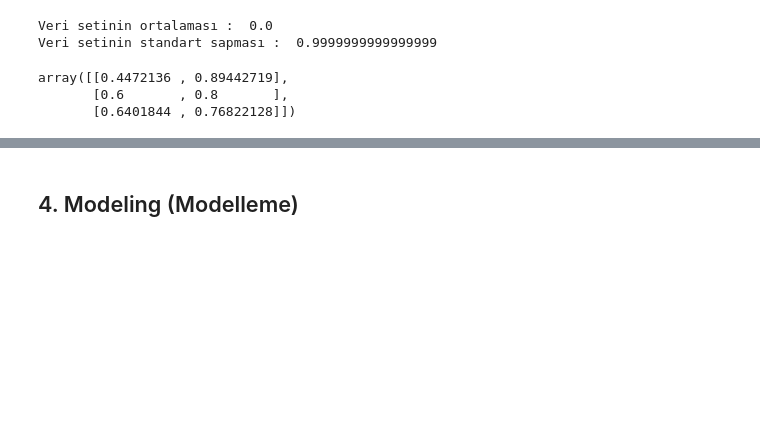
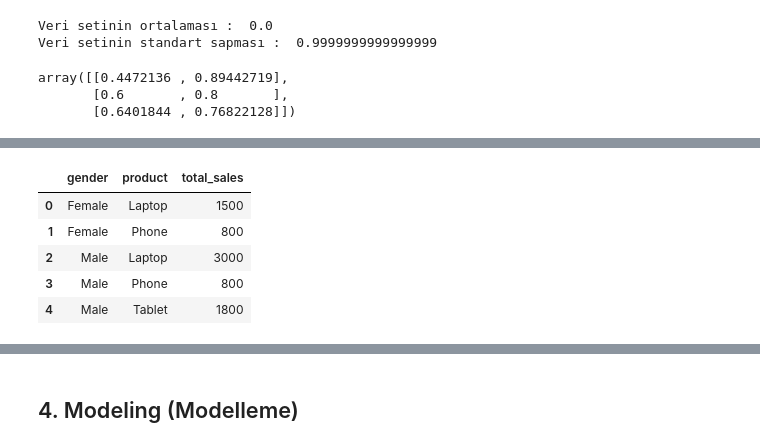
Before and after one commit to onurcakili/dataScienceRepository, a Jupyter notebook: DataScience_Python_Roadmap.ipynb, the cells around one changed output, grey strips where cells are left out. Cells and saved outputs as stored; diff of their text form; code cells hidden in the pictures; blank space fills up the shorter version.

```diff
--- a/DataScience_Python_Roadmap.ipynb
+++ b/DataScience_Python_Roadmap.ipynb
@@ -1237,0 +1318,16 @@ array([[0.4472136 , 0.89442719],
+# %%
+# Cinsiyet ve Ürün Bazında Satış Analizi: Cinsiyet ve ürün türüne göre toplam satışları inceleyelim.
+
+# df.groupby([]) [] -> ilk parantez () groupby fonks. parantezidir
+# içerisindeki [] ise iki parametre alacağı içindir
+# ikinci parantez her zaman [] olarak gelir
+gender_product_sales = df.groupby(['gender', 'product'])['total_sales'].sum().reset_index()
+
+gender_product_sales
+# %% [output]
+|  | gender | product | total_sales |
+| 0 | Female | Laptop | 1500 |
+| 1 | Female | Phone | 800 |
+| 2 | Male | Laptop | 3000 |
+| 3 | Male | Phone | 800 |
+| 4 | Male | Tablet | 1800 |
```
Also changed, not shown: parts of 9 cells of this notebook.
